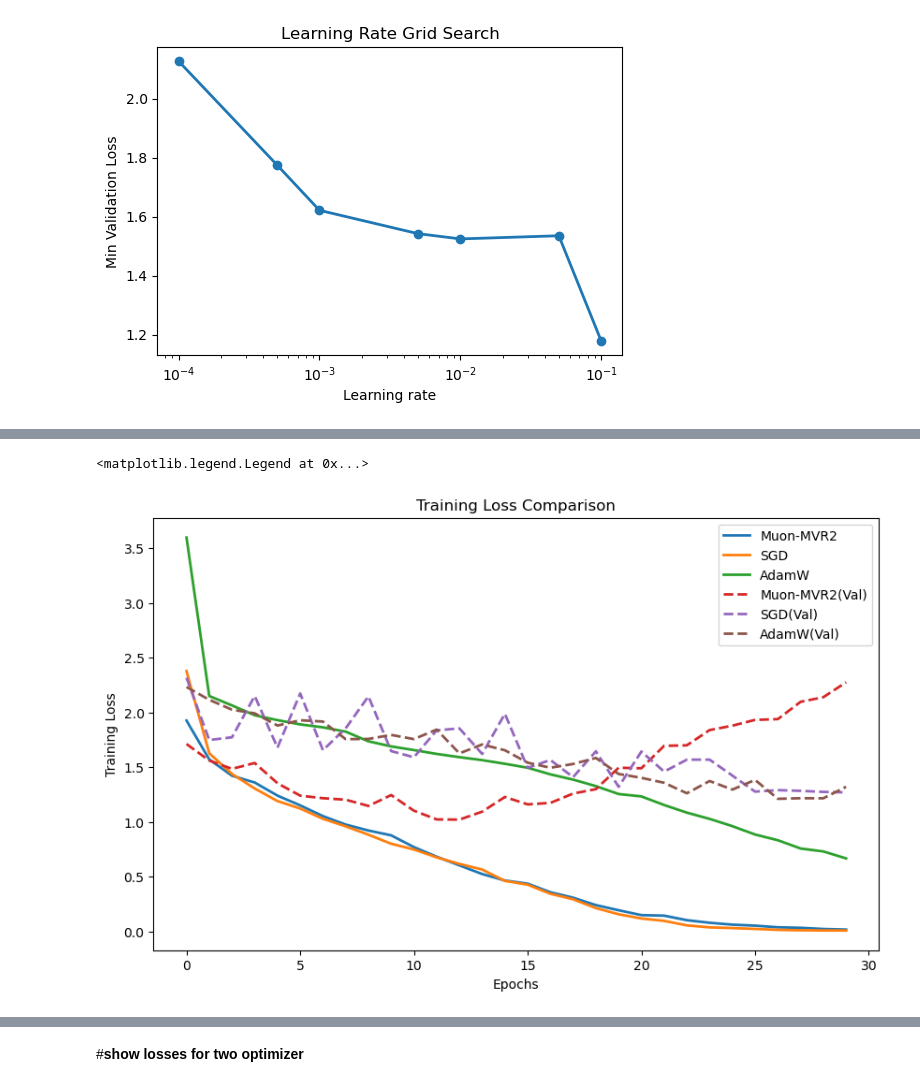
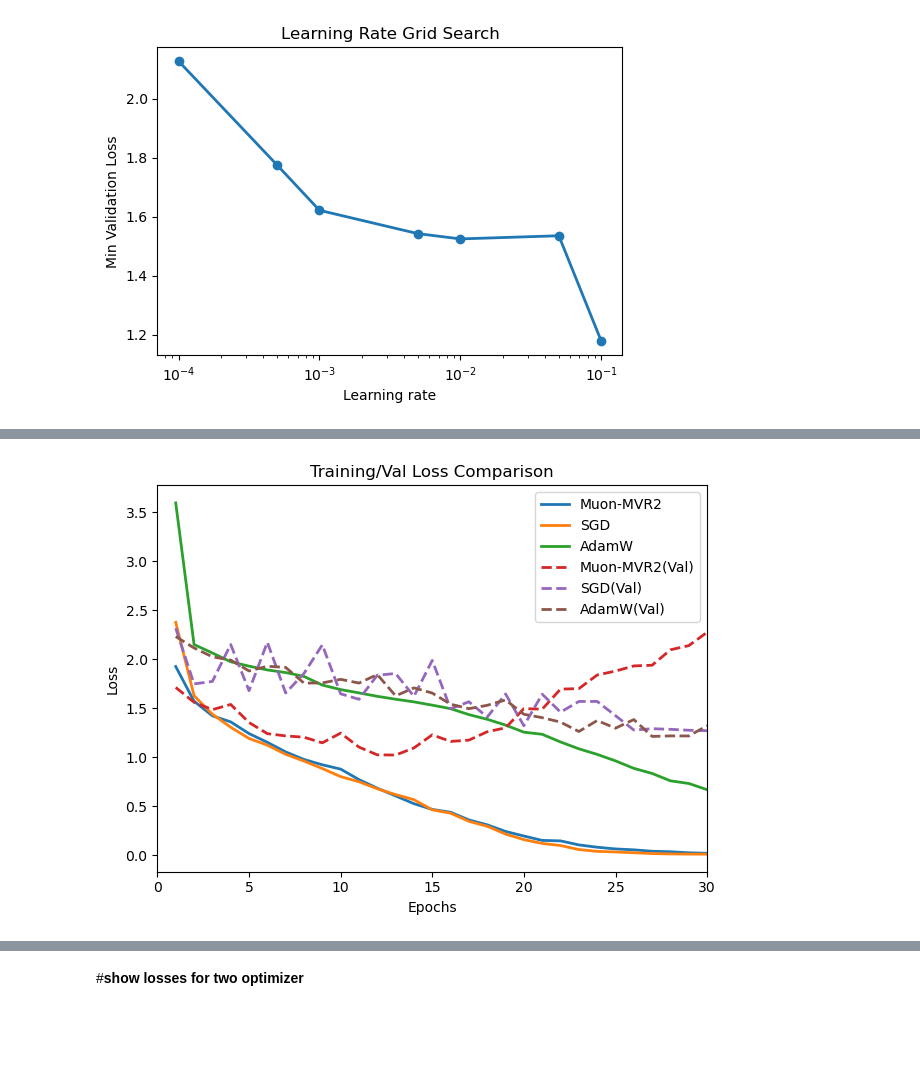
Before and after one commit to RayCyder/Intro, a Jupyter notebook: ResNet_Implementation_on_CIFAR10_2.ipynb, the cells around one changed output, grey strips where cells are left out. Saved outputs shown, nothing was run; the diff lists cells and outputs as text; code cells hidden in the pictures; blank space fills up the shorter version.

```diff
--- a/ResNet_Implementation_on_CIFAR10_2.ipynb
+++ b/ResNet_Implementation_on_CIFAR10_2.ipynb
@@ -740,18 +740,20 @@ Test Accuracy (Overall): 57% (573/1000)
 Training finished! time cost:[4.709181070327759, 9.055402994155884, 13.364196062088013, 17.740530967712402, 22.10431480407715, 26.47526502609253, 30.856826066970825, 35.18927001953125, 39.565924882888 ...
 Training finished!
 # %%
-plt.figure(figsize=(10,6))
-plt.plot(losses_mvr2, label="Muon-MVR2", linewidth=2)
-plt.plot(losses_sgd, label="SGD", linewidth=2)
-plt.plot(losses_adamw, label="AdamW", linewidth=2)
-plt.plot(losses_mvr2_val, label="Muon-MVR2(Val)", linewidth=2, linestyle='--')
-plt.plot(losses_sgd_val, label="SGD(Val)", linewidth=2, linestyle='--')
-plt.plot(losses_adamw_val, label="AdamW(Val)", linewidth=2, linestyle='--')
+# plt.figure(figsize=(10,6))
+epochs_range = range(1, epochs + 1)
+plt.plot(epochs_range, losses_mvr2, label="Muon-MVR2", linewidth=2)
+plt.plot(epochs_range, losses_sgd, label="SGD", linewidth=2)
+plt.plot(epochs_range, losses_adamw, label="AdamW", linewidth=2)
+plt.plot(epochs_range ,losses_mvr2_val, label="Muon-MVR2(Val)", linewidth=2, linestyle='--')
+plt.plot(epochs_range, losses_sgd_val, label="SGD(Val)", linewidth=2, linestyle='--')
+plt.plot(epochs_range, losses_adamw_val, label="AdamW(Val)", linewidth=2, linestyle='--')
 plt.xlabel("Epochs")
-plt.ylabel("Training Loss")
-plt.title("Training Loss Comparison")
+plt.ylabel("Loss")
+plt.title("Training/Val Loss Comparison")
 plt.legend()
+plt.xlim(0, len(epochs_range))
+plt.tight_layout()
 # %% [output]
-<matplotlib.legend.Legend at 0x...>
-[figure, old version]
+[figure, new version]
 # %%
```
Also changed, not shown: parts of 2 cells of this notebook.
